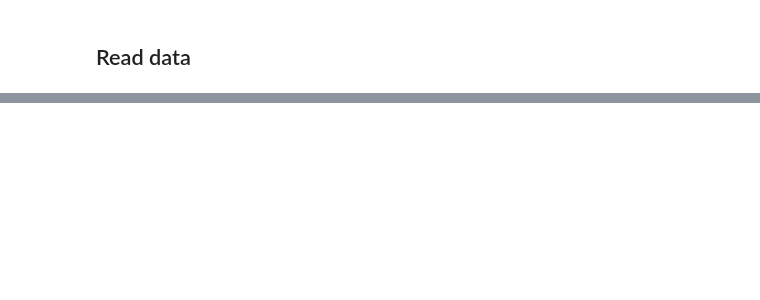
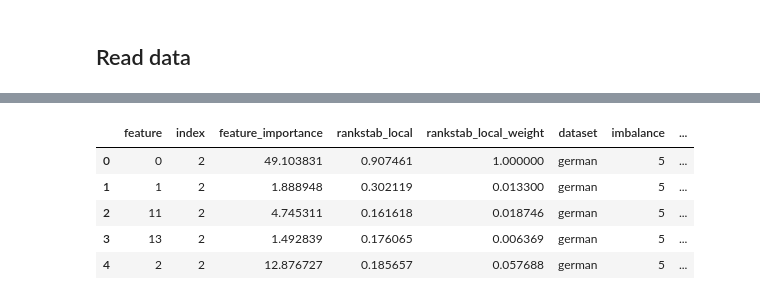
Before and after one commit to edo1691/benchmark_credit_scoring, a Jupyter notebook: notebooks/public_data_experiment.ipynb, the cells around one changed output, grey strips where cells are left out. Drawn from its saved outputs; the diff is of its cells as text; code cells hidden in the pictures; blank space fills up the shorter version.

```diff
--- a/notebooks/public_data_experiment.ipynb
+++ b/notebooks/public_data_experiment.ipynb
@@ -445,0 +579,15 @@ df_all.head()
+# %%
+df_all2 = load_xai_file(
+    data_dir=data_dir,
+    dataset_name="german",
+    file_type="all_models",
+    normalized=False
+)
+df_all.head()
+# %% [output]
+|  | feature | index | feature_importance | rankstab_local | rankstab_local_weight | dataset | imbalance | ... |
+| 0 | 0 | 2 | 49.103831 | 0.907461 | 1.000000 | german | 5 | ... |
+| 1 | 1 | 2 | 1.888948 | 0.302119 | 0.013300 | german | 5 | ... |
+| 2 | 11 | 2 | 4.745311 | 0.161618 | 0.018746 | german | 5 | ... |
+| 3 | 13 | 2 | 1.492839 | 0.176065 | 0.006369 | german | 5 | ... |
+| 4 | 2 | 2 | 12.876727 | 0.185657 | 0.057688 | german | 5 | ... |
```
Also changed, not shown: parts of 12 cells of this notebook, 4 other files.
